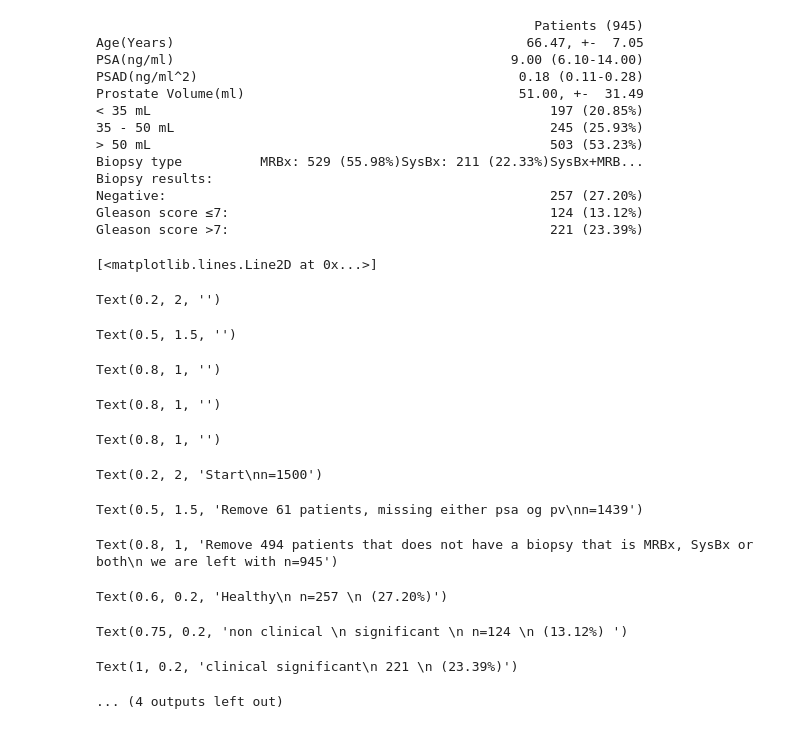
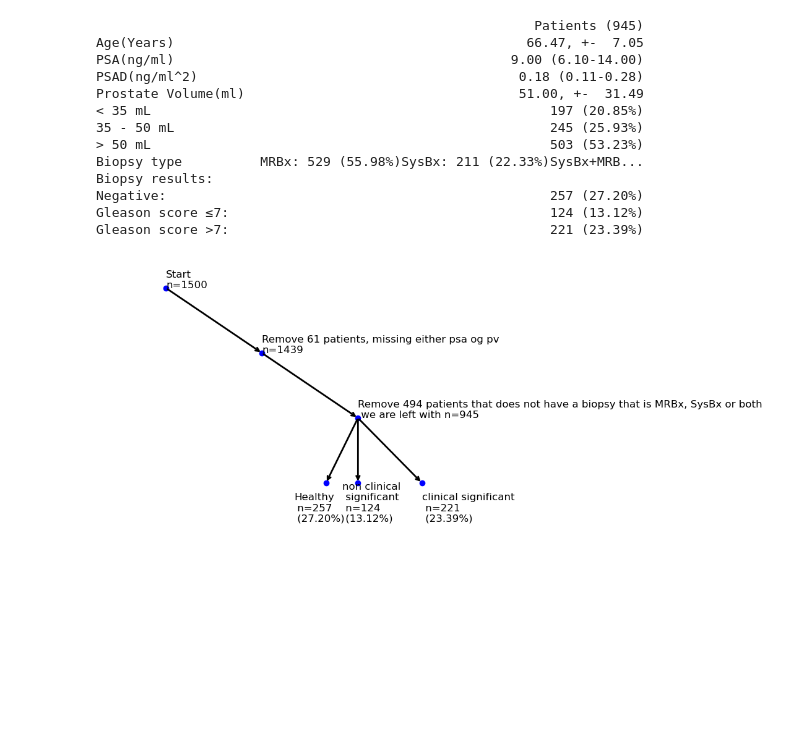
Before and after one commit to GitLars0/picai_bachelor, a Jupyter notebook: Code/filtering.ipynb, the cells around one changed output. Cells and saved outputs as stored; diff of their text form; code cells hidden in the pictures; blank space fills up the shorter version.

```diff
--- a/Code/filtering.ipynb
+++ b/Code/filtering.ipynb
@@ -148,44 +158,32 @@ Gleason score >7:                                         221 (23.39%)
 # %%
 df = Preprocessed_marksheet_df
 gleason_7_low = df[df["lesion_GS"] == "3+3"].shape[0]
 gleason_7_high = df[df["lesion_GS"].isin(["3+4", "4+3", "4+4", "5+4", "4+5", "5+5"])].shape[0]
 negative_biopsy = df[df["lesion_GS"] == "0+0"].shape[0]
 
 fig, ax = plt.subplots(figsize=(8, 6))
 ax.plot([0.2, 0.5, 0.8, 0.7, 0.8, 1], [2, 1.5, 1, 0.5, 0.5, 0.5], 'o', color='blue')
 ax.annotate("", xy=(0.5, 1.5), xytext=(0.2, 2), arrowprops=dict(arrowstyle="->", lw=2))
 ax.annotate("", xy=(0.8, 1), xytext=(0.5, 1.5), arrowprops=dict(arrowstyle="->", lw=2))
 ax.annotate("", xy=(0.7, 0.5), xytext=(0.8, 1), arrowprops=dict(arrowstyle="->", lw=2))
 ax.annotate("", xy=(0.8, 0.5), xytext=(0.8, 1), arrowprops=dict(arrowstyle="->", lw=2))
 ax.annotate("", xy=(1, 0.5), xytext=(0.8, 1), arrowprops=dict(arrowstyle="->", lw=2))
 
 ax.text(0.2, 2, "Start\nn=1500", fontsize=12)
 ax.text(0.5, 1.5, "Remove 61 patients, missing either psa og pv\nn=1439", fontsize=12)
 ax.text(0.8, 1, "Remove 494 patients that does not have a biopsy that is MRBx, SysBx or both\n we are left with n=945", fontsize=12)
 ax.text(0.6, 0.2, f"Healthy\n n={negative_biopsy} \n ({(negative_biopsy / len(df)) * 100:.2f}%)", fontsize=12)
 ax.text(0.75, 0.2, f"non clinical \n significant \n n={gleason_7_low} \n ({(gleason_7_low / len(df)) * 100:.2f}%) " , fontsize=12)
-ax.text(1, 0.2, f"clinical significant\n {gleason_7_high} \n ({(gleason_7_high / len(df)) * 100:.2f}%)", fontsize=12)
+ax.text(1, 0.2, f"clinical significant\n n={gleason_7_high} \n ({(gleason_7_high / len(df)) * 100:.2f}%)", fontsize=12)
 
 
 ax.set_xlim(0, 1.2)
 ax.set_ylim(0, 2.2)
 ax.axis("off")
 
 plt.show()
 # %% [output]
-[<matplotlib.lines.Line2D at 0x...>]
-Text(0.2, 2, '')
-Text(0.5, 1.5, '')
-Text(0.8, 1, '')
-Text(0.8, 1, '')
-Text(0.8, 1, '')
-Text(0.2, 2, 'Start\nn=1500')
-Text(0.5, 1.5, 'Remove 61 patients, missing either psa og pv\nn=1439')
-Text(0.8, 1, 'Remove 494 patients that does not have a biopsy that is MRBx, SysBx or both\n we are left with n=945')
-Text(0.6, 0.2, 'Healthy\n n=257 \n (27.20%)')
-Text(0.75, 0.2, 'non clinical \n significant \n n=124 \n (13.12%) ')
-Text(1, 0.2, 'clinical significant\n 221 \n (23.39%)')
-... (4 outputs left out)
+[figure, added]
 # %%
 fileInfoT2w = '_t2w.mha'
 
```
Also changed, not shown: parts of 9 cells of this notebook, 1 other file.
